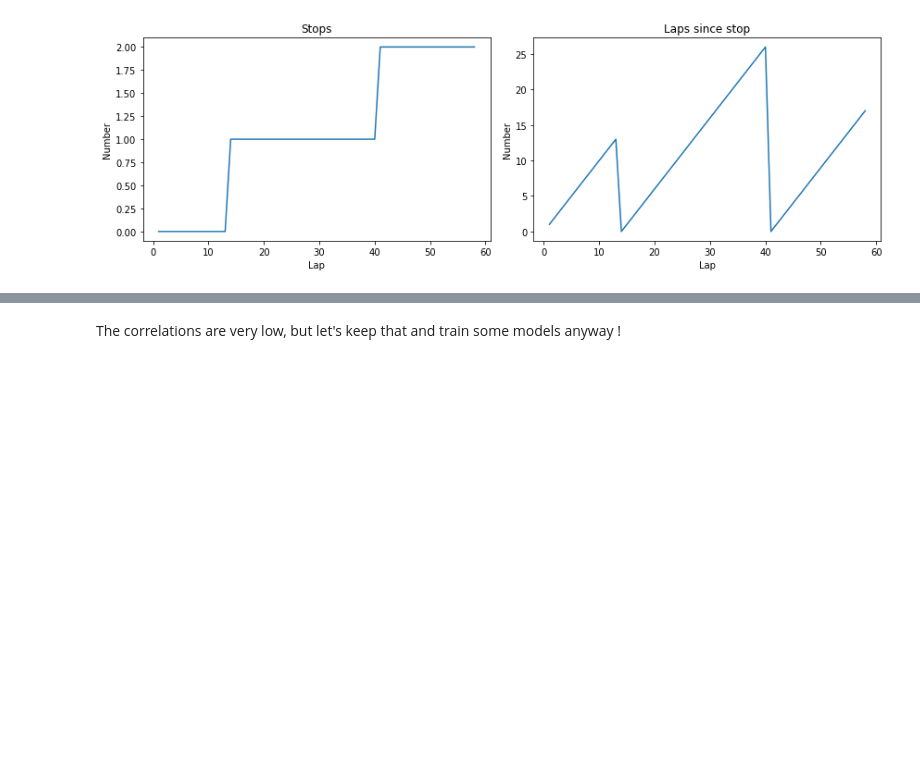
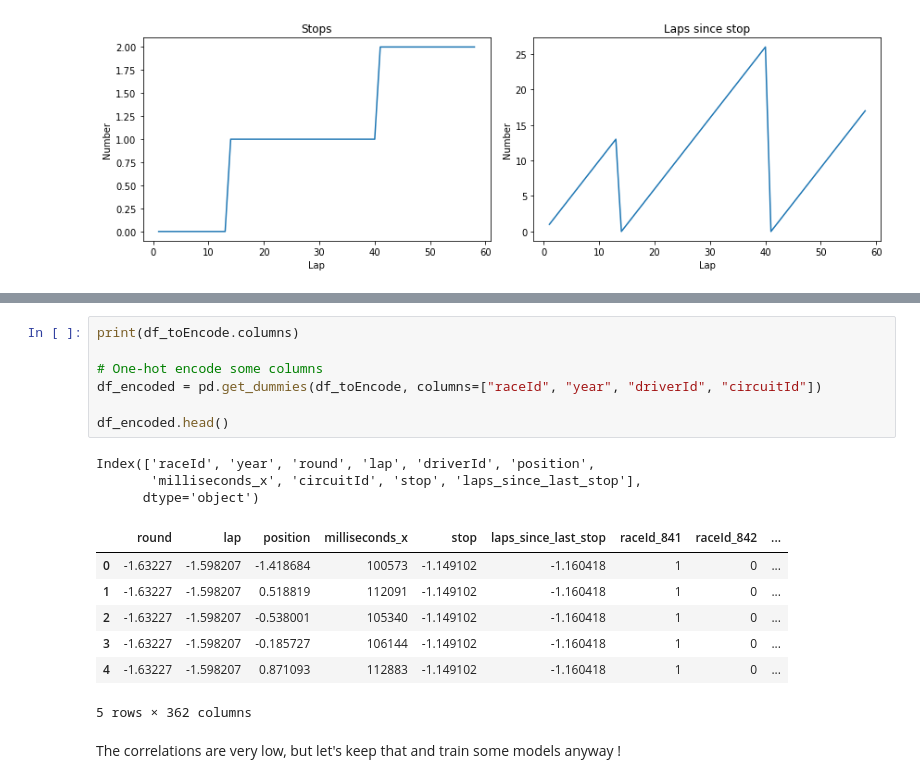
Before and after one commit to HenriEloy/F1_lapTime_prediction, a Jupyter notebook: notebooks/essai1.ipynb, the cells around one changed output, grey strips where cells are left out. Drawn from its saved outputs; the diff is of its cells as text; blank space fills up the shorter version.

```diff
--- a/notebooks/essai1.ipynb
+++ b/notebooks/essai1.ipynb
@@ -306,3 +312,21 @@ Name: milliseconds_x, dtype: float64
+# %%
+print(df_toEncode.columns)
+
+# One-hot encode some columns
+df_encoded = pd.get_dummies(df_toEncode, columns=["raceId", "year", "driverId", "circuitId"])
+
+df_encoded.head()
+# %% [output]
+Index(['raceId', 'year', 'round', 'lap', 'driverId', 'position',
+       'milliseconds_x', 'circuitId', 'stop', 'laps_since_last_stop'],
+      dtype='object')
+|  | round | lap | position | milliseconds_x | stop | laps_since_last_stop | raceId_841 | raceId_842 | ... |
+| 0 | -1.63227 | -1.598207 | -1.418684 | 100573 | -1.149102 | -1.160418 | 1 | 0 | ... |
+| 1 | -1.63227 | -1.598207 | 0.518819 | 112091 | -1.149102 | -1.160418 | 1 | 0 | ... |
+| 2 | -1.63227 | -1.598207 | -0.538001 | 105340 | -1.149102 | -1.160418 | 1 | 0 | ... |
+| 3 | -1.63227 | -1.598207 | -0.185727 | 106144 | -1.149102 | -1.160418 | 1 | 0 | ... |
+| 4 | -1.63227 | -1.598207 | 0.871093 | 112883 | -1.149102 | -1.160418 | 1 | 0 | ... |
+5 rows × 362 columns
 # %% [markdown]
 The correlations are very low, but let's keep that and train some models anyway !
 # %%
```
Also changed, not shown: parts of 16 cells of this notebook, 1 other file.
